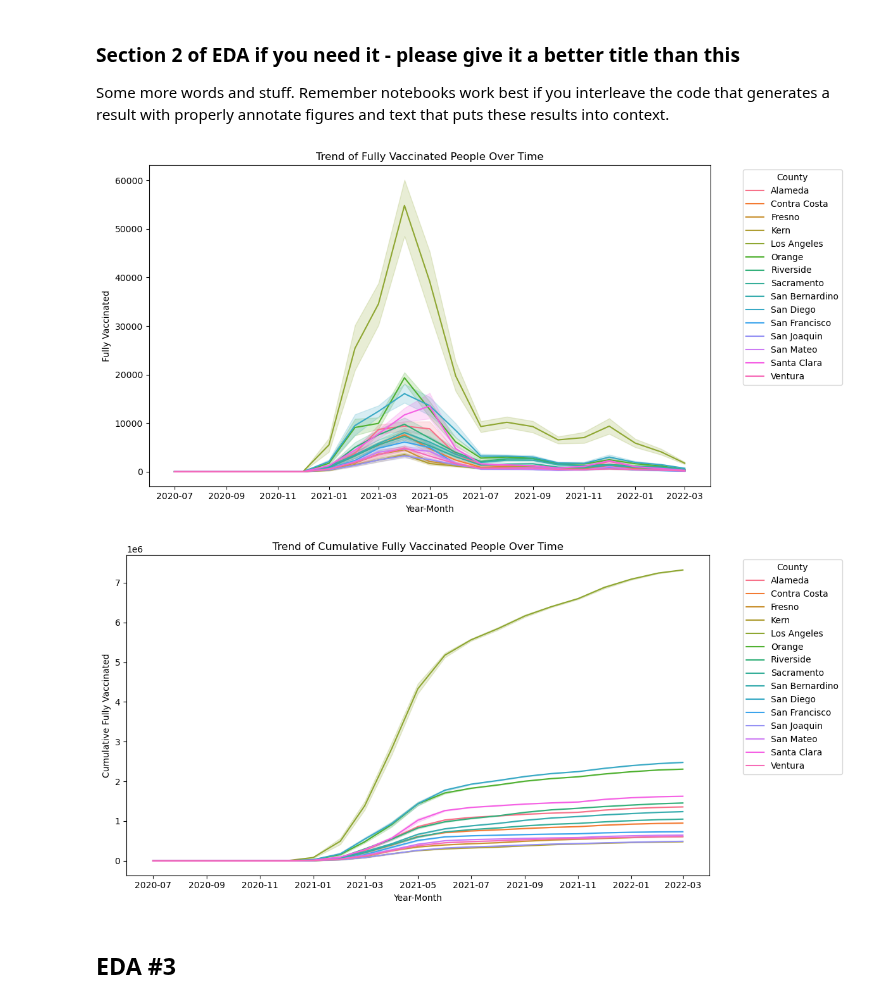
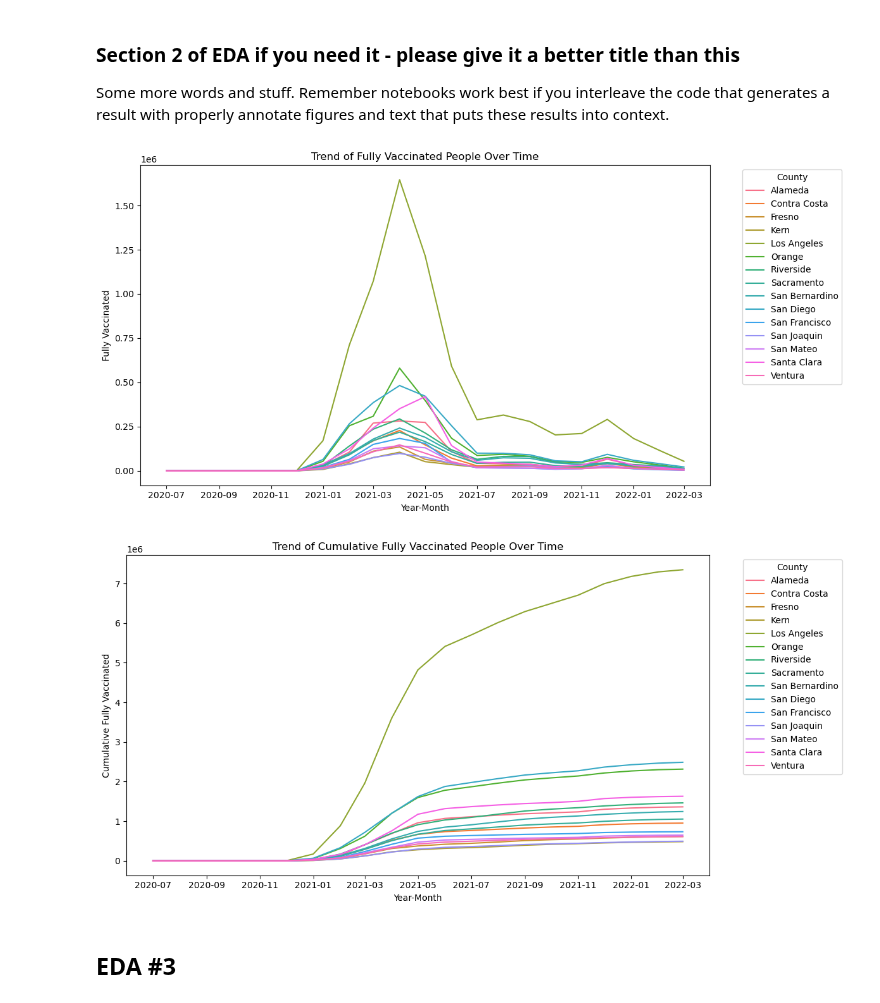
Before and after one commit to COGS108/Group022_WI24, a Jupyter notebook: EDACheckpoint_Group022_WI24.ipynb, the cells around one changed output. Saved outputs shown, nothing was run; the diff lists cells and outputs as text; code cells hidden in the pictures.

```diff
--- a/EDACheckpoint_Group022_WI24.ipynb
+++ b/EDACheckpoint_Group022_WI24.ipynb
@@ -213,34 +250,24 @@ dtype: float64
 ## Dataset #4 Covid-19 Vaccines Counts by County
 # %%
 vaccine_df = pd.read_csv('covid19vaccinesbycounty.csv')
-vaccine_df
 
 # top 15 counties in CA by population
 counties = ['Los Angeles' , 'San Diego' , 'Orange' , 'Riverside' , 'San Bernardino' , 'Santa Clara', 'Alameda', 'Sacramento', 'Contra Costa', 'Fresno', 'Kern', 'Ventura',  'San Joaquin', 'San Francisco', 'San Mateo']
 
 # inclule only the 15 counties in df
 vaccine_df = vaccine_df[vaccine_df['county'].isin(counties)]
-vaccine_df.reset_index(inplace=True)
+vaccine_df['administered_date'] = pd.to_datetime(vaccine_df['administered_date'])
 
 # include the administered_date from March 2020 - March 2022
-vaccine_df = vaccine_df[vaccine_df['administered_date'].between('2020-03-01', '2022-03-31')]
-vaccine_df.reset_index(inplace=True)
-
-# drop the unwanted columns
-vaccine_df.drop(columns=['level_0', 'index', 'california_flag', 'up_to_date_count', 'cumulative_up_to_date_count'], inplace=True)
+vaccine_df = vaccine_df[vaccine_df['administered_date'].between('2020-07-01', '2022-03-31')].reset_index(drop=True)
 
 # only keeping the informative columns
 vaccine_df = vaccine_df[['county', 'administered_date', 'fully_vaccinated', 'cumulative_fully_vaccinated']]
-vaccine_df
 
 # split the adminstered_date into year and month for merging the data later on
-date_parts = vaccine_df['administered_date'].str.split('-', expand=True)
-vaccine_df['year'] = date_parts[0]
-vaccine_df['month'] = date_parts[1]
-vaccine_df
+vaccine_df['year_month'] = vaccine_df['administered_date'].dt.to_period('M').astype(str)
 
 # rearrange the information
-vaccine_df = vaccine_df.drop(columns=['administered_date'])
-vaccine_df = vaccine_df[['county', 'year', 'month', 'fully_vaccinated', 'cumulative_fully_vaccinated']]
+vaccine_df = vaccine_df.groupby(['county', 'year_month']).agg({"fully_vaccinated": "sum", "cumulative_fully_vaccinated":"last"}).reset_index()
 vaccine_df
 # %% [output]
@@ -286,46 +331,38 @@ plt.show()
 
 Some more words and stuff.  Remember notebooks work best if you interleave the code that generates a result with properly annotate figures and text that puts these results into context.
 # %%
-## YOUR CODE HERE
-## FEEL FREE TO ADD MULTIPLE CELLS PER SECTION
-
-import numpy as np
-import seaborn as sns
-import matplotlib.pyplot as plt
-
 # convert object to number
 vaccine_df['fully_vaccinated'] = pd.to_numeric(vaccine_df['fully_vaccinated'])
-vaccine_df['year'] = pd.to_numeric(vaccine_df['year'])
-vaccine_df['month'] = pd.to_numeric(vaccine_df['month'])
+vaccine_df['year'] = pd.to_numeric(vaccine_df['year_month'].str.split('-').str[0])
+vaccine_df['month'] = pd.to_numeric(vaccine_df['year_month'].str.split('-').str[1])
 
 # Create line plot to observe the trend
 plt.figure(figsize=(12, 6))
 vaccine_df['date'] = pd.to_datetime(vaccine_df[['year', 'month']].assign(day=1))
 sns.lineplot(x='date', y='fully_vaccinated', hue='county', data=vaccine_df)
 
 plt.title('Trend of Fully Vaccinated People Over Time')
 plt.xlabel('Year-Month')
 plt.ylabel('Fully Vaccinated')
 plt.legend(title='County', bbox_to_anchor=(1.05, 1), loc='upper left')
 
 plt.tight_layout()
 plt.show()
 
 # plot for cumulative_fully_vaccinated
 plt.figure(figsize=(12, 6))
-vaccine_df['date'] = pd.to_datetime(vaccine_df[['year', 'month']].assign(day=1))
 sns.lineplot(x='date', y='cumulative_fully_vaccinated', hue='county', data=vaccine_df)
 
 plt.title('Trend of Cumulative Fully Vaccinated People Over Time')
 plt.xlabel('Year-Month')
 plt.ylabel('Cumulative Fully Vaccinated')
 plt.legend(title='County', bbox_to_anchor=(1.05, 1), loc='upper left')
 
 plt.tight_layout()
 plt.show()
 # %% [output]
-[figure, old version]
+[figure, new version]
-[figure, old version]
+[figure, new version]
 # %% [markdown]
 ## EDA #3
 # %% [markdown]
```
Also changed, not shown: parts of 19 cells of this notebook.
